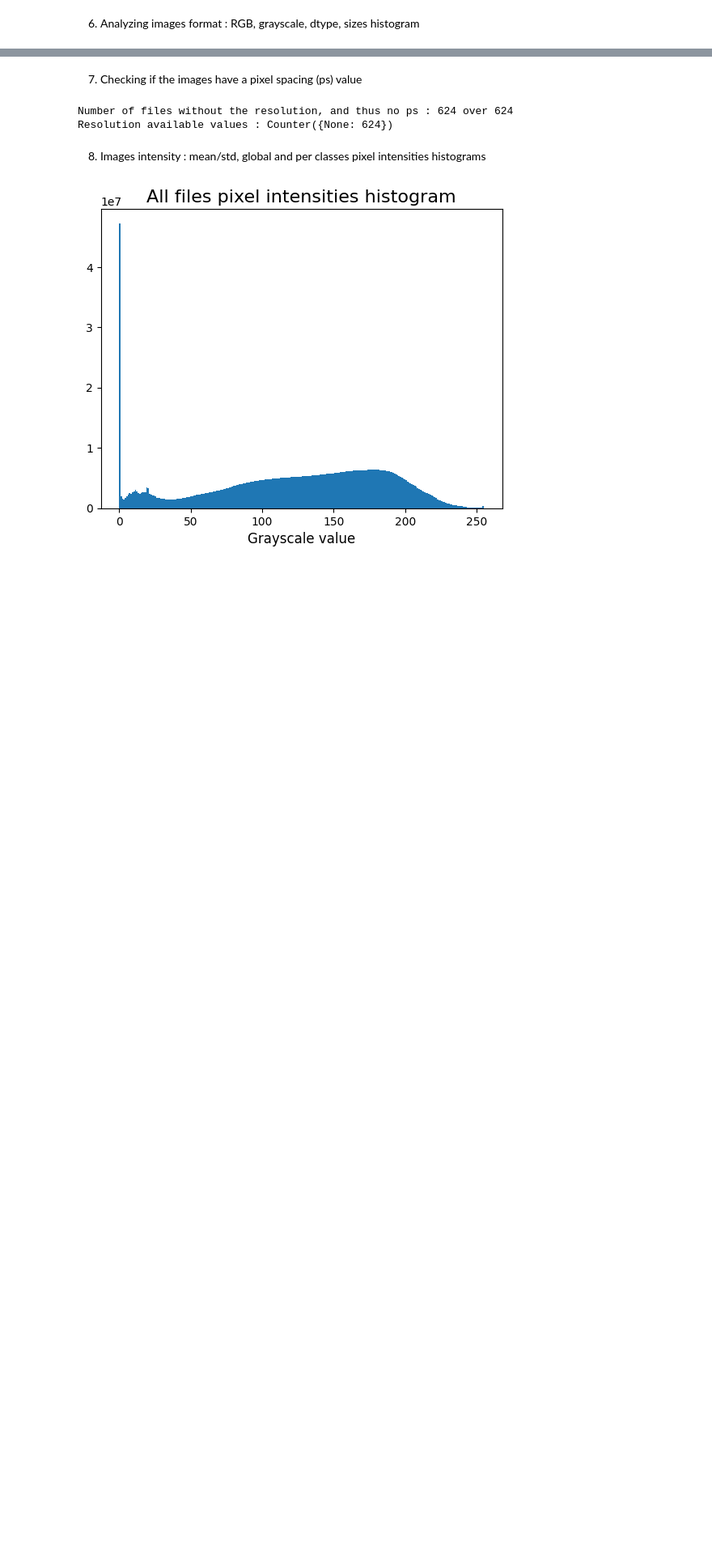
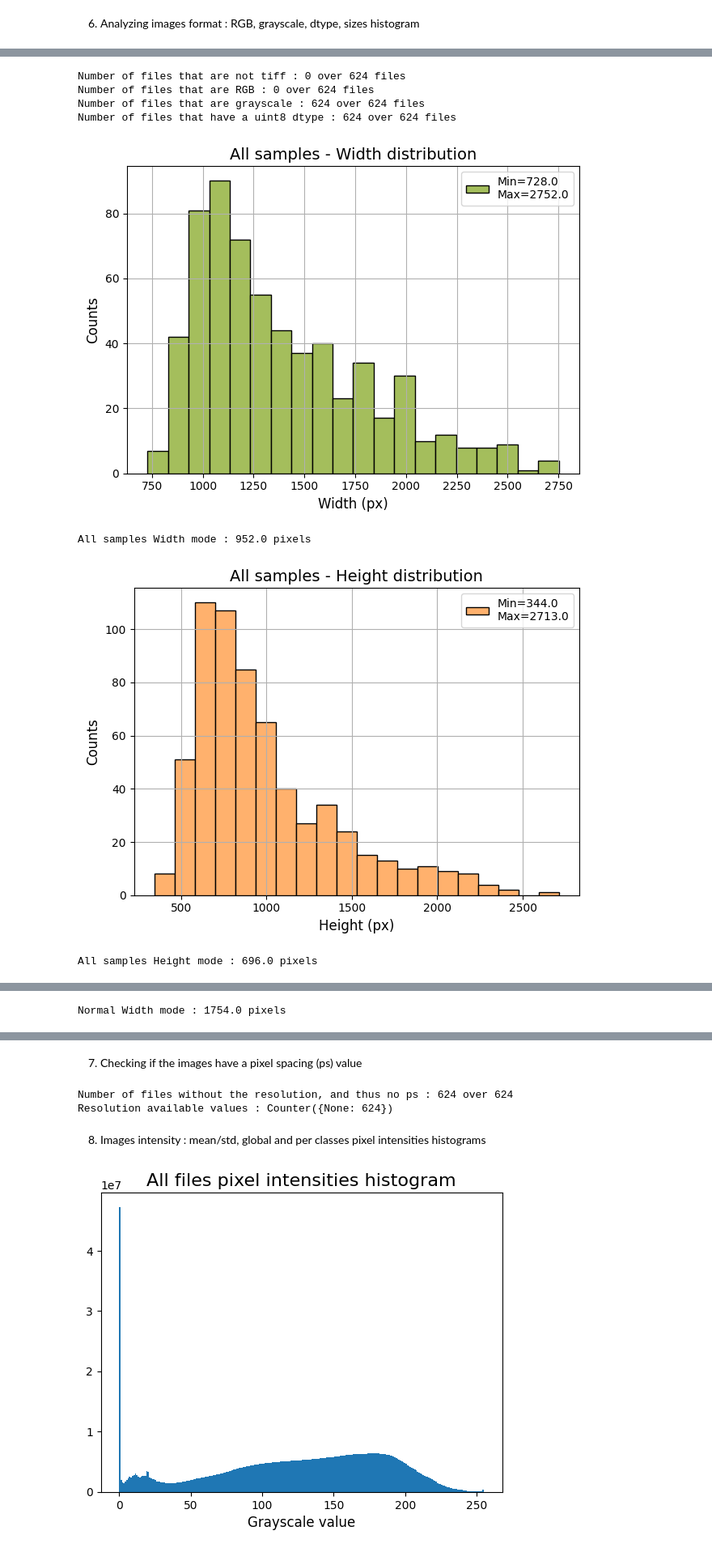
Before and after one commit to JulieLasry/MAIA_261, a Jupyter notebook: notebooks/data_exploration.ipynb, the cells around one changed output, grey strips where cells are left out. Shown at 81% size. Drawn from its saved outputs; the diff is of its cells as text; code cells hidden in the pictures; blank space fills up the shorter version.

```diff
--- a/notebooks/data_exploration.ipynb
+++ b/notebooks/data_exploration.ipynb
@@ -270,0 +195,78 @@ Height mode : 696.0 pixels
+# %%
+not_tiff_files: list[Path] = []
+rgb_files: list[Path] = []
+grayscale_files : list[Path] = []
+uint8_files: list[Path] = []
+
+# Checking if images are either at the RGB or grayscale format and their type
+for img_path in raw_images_path.glob("*"):
+    with Image.open(img_path) as img:
+        if img.format != 'TIFF':
+            not_tiff_files.append(img_path)
+
+        if img.mode == 'RGB':
+            rgb_files.append(img_path)
+        elif img.mode == 'L':
+            grayscale_files.append(img_path)
+
+        img_array: np.ndarray = np.array(img)
+        if img_array.dtype == 'uint8':
+            uint8_files.append(img_path)
+
+print(f"Number of files that are not tiff : {len(not_tiff_files)} over {len(all_images)} files")
+print(f"Number of files that are RGB : {len(rgb_files)} over {len(all_images)} files")
+print(f"Number of files that are grayscale : {len(grayscale_files)} over {len(all_images)} files")
+print(f"Number of files that have a uint8 dtype : {len(uint8_files)} over {len(all_images)} files\n")
+
+# Displaying the width and height distribution histograms (min, max and mode), per category
+def plot_size_distribution(filenames: list[str], label_name: str) -> None:
+    widths: list[int] = []
+    heights: list[int] = []
+
+    for filename in filenames:
+        with Image.open(raw_images_path / filename) as img:
+            img_w, img_h = img.size
+            widths.append(img_w)
+            heights.append(img_h)
+
+    mode_w: float = collections.Counter(widths).most_common()[0][0]
+    min_w, max_w = np.min(widths), np.max(widths)
+
+    mode_h: float = collections.Counter(heights).most_common()[0][0]
+    min_h, max_h = np.min(heights), np.max(heights)
+
+    plt.hist(widths, bins=20, color='xkcd:light olive green', \
+        edgecolor='black', label=f'Min={min_w:.1f}\nMax={max_w:.1f}')
+    plt.title(f"{label_name} - Width distribution", fontsize=14)
+    plt.xlabel("Width (px)", fontsize=12)
+    plt.ylabel("Counts", fontsize=12)
+    plt.tight_layout()
+    plt.legend()
+    plt.grid(True)
+    plt.show()
+    print(f"{label_name} Width mode : {mode_w:.1f} pixels")
+
+    plt.hist(heights, bins=20, color='xkcd:apricot', \
+        edgecolor='black', label=f'Min={min_h:.1f}\nMax={max_h:.1f}')
+    plt.title(f"{label_name} - Height distribution", fontsize=14)
+    plt.xlabel("Height (px)", fontsize=12)
+    plt.ylabel("Counts", fontsize=12)
+    plt.tight_layout()
+    plt.legend()
+    plt.grid(True)
+    plt.show()
+    print(f"{label_name} Height mode : {mode_h:.1f} pixels\n")
+
+plot_size_distribution(raw_data['filename'], "All samples")
+plot_size_distribution(normal_csv['filename'], "Normal")
+plot_size_distribution(bacteria_csv['filename'], "Bacteria-infected")
+plot_size_distribution(virus_csv['filename'], "Virus-infected")
+# %% [output]
+Number of files that are not tiff : 0 over 624 files
+Number of files that are RGB : 0 over 624 files
+Number of files that are grayscale : 624 over 624 files
+Number of files that have a uint8 dtype : 624 over 624 files
+[figure, added]
+All samples Width mode : 952.0 pixels
+[figure, added]
+All samples Height mode : 696.0 pixels
@@ -270,0 +274 @@ Height mode : 696.0 pixels
+Normal Width mode : 1754.0 pixels
```
Also changed, not shown: parts of 4 cells of this notebook, 16 other files.
